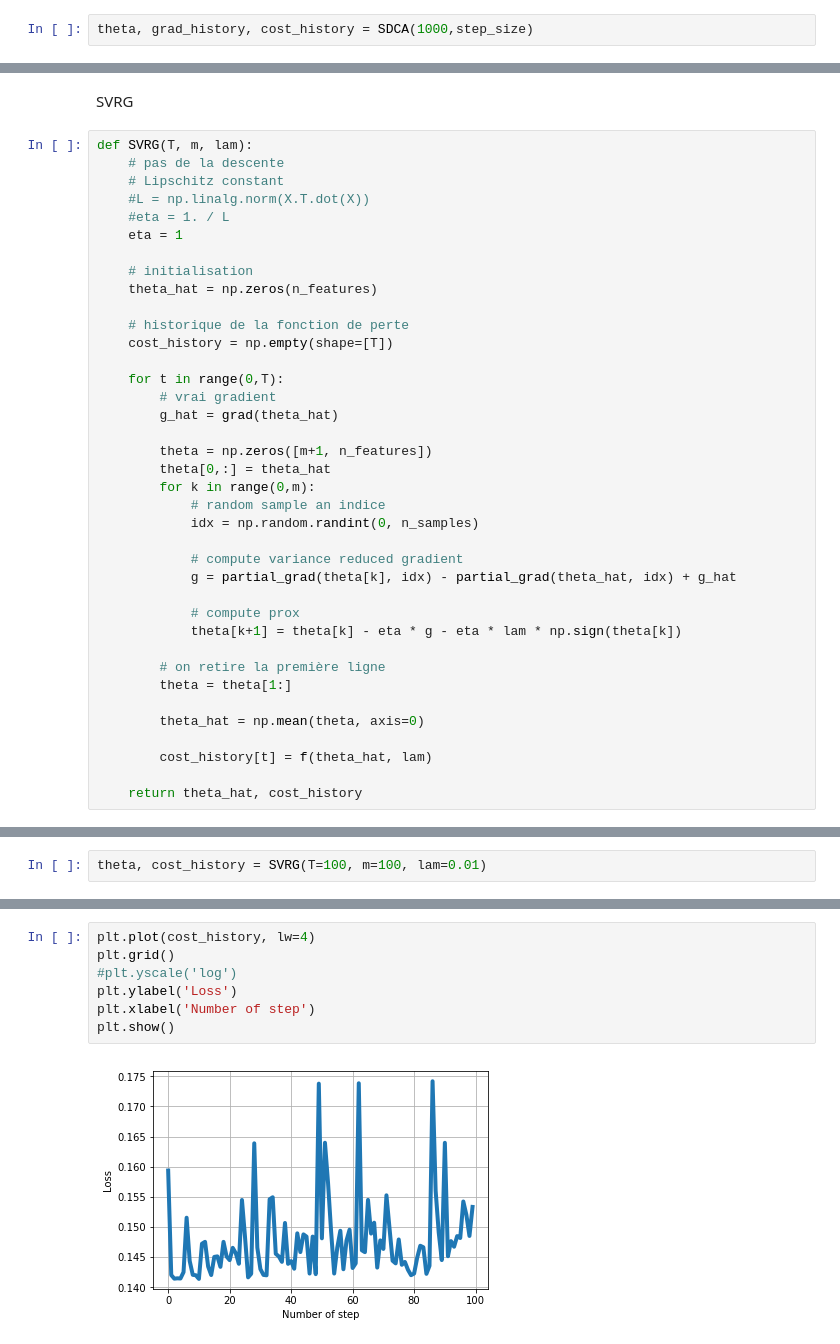
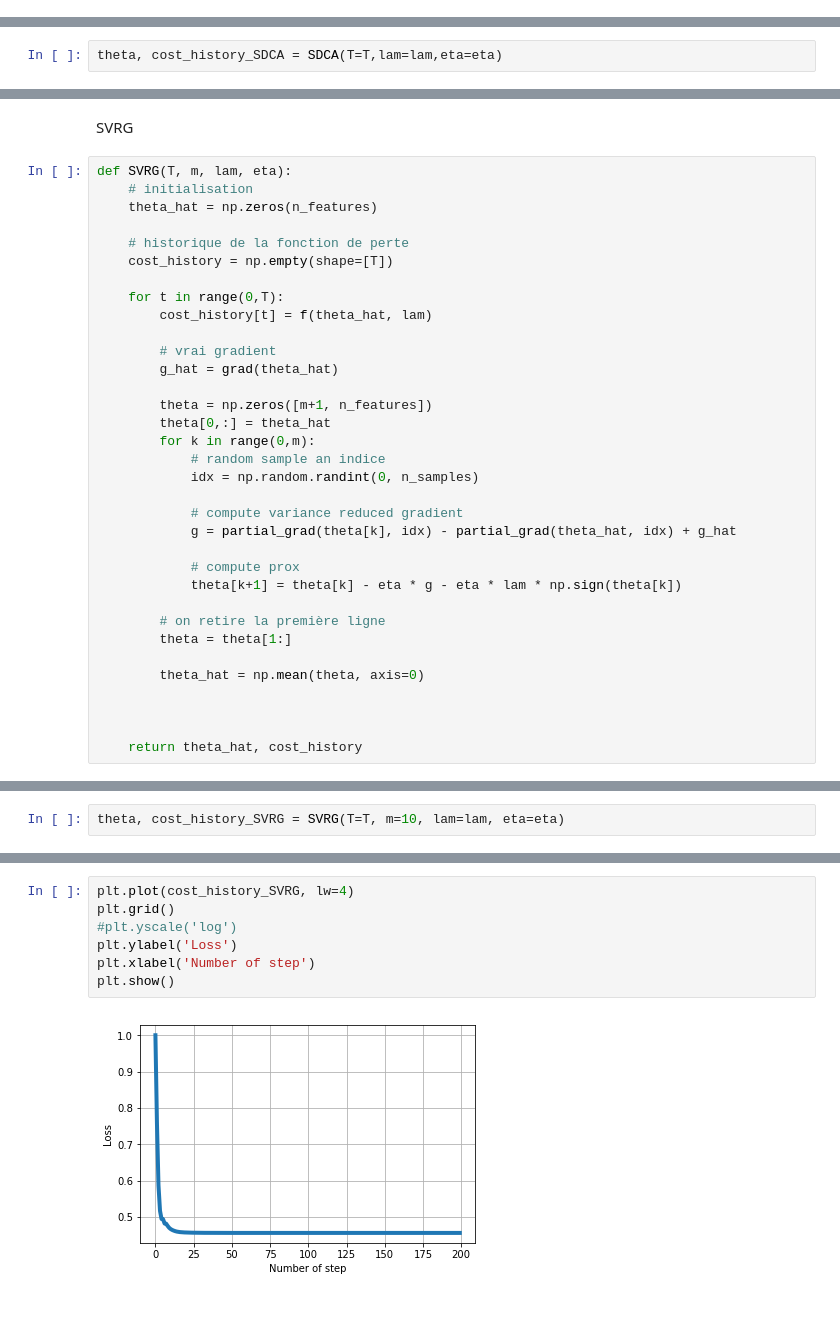
Before and after one commit to alexisrosuel/Optimisation-SDCA, a Jupyter notebook: SDCA.ipynb, the cells around one changed output, grey strips where cells are left out. Drawn from its saved outputs; the diff is of its cells as text; blank space fills up the shorter version.

Commit message:
Tous les algorithmes sont fonctionnels, et ajout du graph de comparaison en fonction du nombre itérations

```diff
--- a/SDCA.ipynb
+++ b/SDCA.ipynb
@@ -224,2 +243,0 @@ def SDCA(T, lam):
-# %%
-theta, grad_history, cost_history = SDCA(1000,step_size)
@@ -225,0 +249,2 @@ theta, grad_history, cost_history = SDCA(1000,step_size)
+# %%
+theta, cost_history_SDCA = SDCA(T=T,lam=lam,eta=eta)
@@ -251,13 +271,7 @@ SyntaxError: invalid syntax (<ipython-input-7-ed20d984b757>, line 1)
 <a id='section3'></a>
 SVRG
 # %%
-def SVRG(T, m, lam):
-    # pas de la descente
-    # Lipschitz constant
-    #L = np.linalg.norm(X.T.dot(X))
-    #eta = 1. / L
-    eta = 1
-
+def SVRG(T, m, lam, eta):
     # initialisation
     theta_hat = np.zeros(n_features)
 
@@ -265,6 +279,8 @@ def SVRG(T, m, lam):
     cost_history = np.empty(shape=[T])
 
     for t in range(0,T):
+        cost_history[t] = f(theta_hat, lam)
+
         # vrai gradient
         g_hat = grad(theta_hat)
 
@@ -285,6 +301,6 @@ def SVRG(T, m, lam):
 
         theta_hat = np.mean(theta, axis=0)
 
-        cost_history[t] = f(theta_hat, lam)
+
 
     return theta_hat, cost_history
@@ -291,5 +311,5 @@ def SVRG(T, m, lam):
 # %%
-theta, cost_history = SVRG(T=100, m=100, lam=0.01)
+theta, cost_history_SVRG = SVRG(T=T, m=10, lam=lam, eta=eta)
 # %%
 print(theta)
 print(w)
@@ -298,10 +318,10 @@ print(w)
 [-1.53292105 -1.71197016]
 # %%
-plt.plot(cost_history, lw=4)
+plt.plot(cost_history_SVRG, lw=4)
 plt.grid()
 #plt.yscale('log')
 plt.ylabel('Loss')
 plt.xlabel('Number of step')
 plt.show()
 # %% [output]
-[figure, old version]
+[figure, new version]
```
Also changed, not shown: parts of 36 cells of this notebook.
